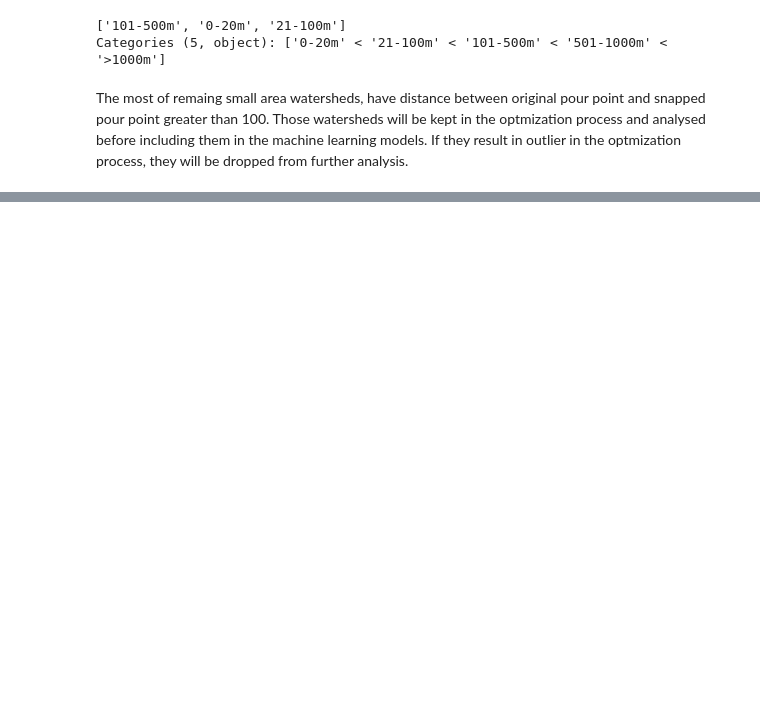
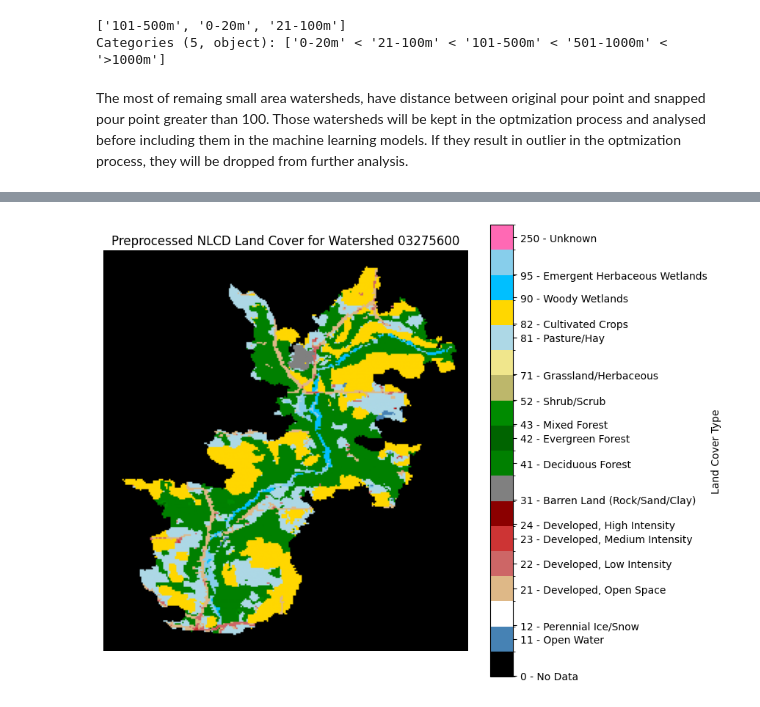
Before and after one commit to vpalvesalan/ML-ModClark-IUH-Model, a Jupyter notebook: notebooks/preprocessing/9_geomorphological_characteristics.ipynb, the cells around one changed output, grey strips where cells are left out. Cells and saved outputs as stored; diff of their text form; code cells hidden in the pictures; blank space fills up the shorter version.

Commit message:
Preprocess  MLRC Data

```diff
--- a/notebooks/preprocessing/9_geomorphological_characteristics.ipynb
+++ b/notebooks/preprocessing/9_geomorphological_characteristics.ipynb
@@ -472,0 +434,8 @@ create_watershed_map(largest_gdf, wsb_style)
+# %%
+# Find out dem resolution used to delineate the watershed
+import rasterio
+fdir_path = project_root_path / f'data/silver/geo/raster/watersheds/flowdir_{cleaned_ws['stnid'].iloc[0]}.tif'
+with rasterio.open(fdir_path) as src:
+    res  = src.res
+    raster_crs = src.crs
+print(f'DEM resolution: {res}. Dem CRS: {raster_crs}.')
@@ -472,0 +457,9 @@ create_watershed_map(largest_gdf, wsb_style)
+# %%
+mrlc_path = project_root_path / 'data/bronze/geo/raster/Annual_NLCD_LndCov_2015-2023_CU_C1V0/Annual_NLCD_LndCov_2023_CU_C1V0.tif'
+mrlc_out_path = project_root_path / 'data/silver/geo/raster/mrlc_cleaned/' / mrlc_path.name.replace('.tif', f'_{cleaned_ws["stnid"].iloc[0]}.tif')
+mrlc_out_path.parent.mkdir(parents=True, exist_ok=True)
+_ , _ =gmc.preprocess_mrlc(mrlc_path, cleaned_ws, res_meters, output_path=mrlc_out_path)
+# %%
+with rasterio.open(mrlc_out_path) as src:
+    data = src.read(1)
+np.unique(data)
@@ -472,0 +492,83 @@ create_watershed_map(largest_gdf, wsb_style)
+# %%
+NLCD_CLASSES = {
+    250: 'Unknown',
+    0: 'No Data',
+    11: 'Open Water',
+    12: 'Perennial Ice/Snow',
+    21: 'Developed, Open Space',
+    22: 'Developed, Low Intensity',
+    23: 'Developed, Medium Intensity',
+    24: 'Developed, High Intensity',
+    31: 'Barren Land (Rock/Sand/Clay)',
+    41: 'Deciduous Forest',
+    42: 'Evergreen Forest',
+    43: 'Mixed Forest',
+    52: 'Shrub/Scrub',
+    71: 'Grassland/Herbaceous',
+    81: 'Pasture/Hay',
+    82: 'Cultivated Crops',
+    90: 'Woody Wetlands',
+    95: 'Emergent Herbaceous Wetlands'
+}
+
+# Define colors for NLCD classes (RGB values normalized to [0, 1])
+nlcd_colors = {
+    0: (0/255, 0/255, 0/255),          # No Data - black
+    11: (70/255, 130/255, 180/255),    # Open Water - blue
+    12: (255/255, 255/255, 255/255),   # Perennial Ice/Snow - white
+    21: (222/255, 184/255, 135/255),   # Developed, Open Space - light brown
+    22: (205/255, 102/255, 102/255),   # Developed, Low Intensity - light red
+    23: (205/255, 52/255, 52/255),     # Developed, Medium Intensity - medium red
+    24: (139/255, 0/255, 0/255),       # Developed, High Intensity - dark red
+    31: (128/255, 128/255, 128/255),   # Barren Land - gray
+    41: (0/255, 128/255, 0/255),       # Deciduous Forest - green
+    42: (0/255, 100/255, 0/255),       # Evergreen Forest - dark green
+    43: (0/255, 139/255, 0/255),       # Mixed Forest - medium green
+    52: (189/255, 183/255, 107/255),   # Shrub/Scrub - olive
+    71: (240/255, 230/255, 140/255),   # Grassland/Herbaceous - light yellow-green
+    81: (173/255, 216/255, 230/255),   # Pasture/Hay - light blue-green
+    82: (255/255, 215/255, 0/255),     # Cultivated Crops - yellow
+    90: (0/255, 191/255, 255/255),     # Woody Wetlands - cyan
+    95: (135/255, 206/255, 235/255),   # Emergent Herbaceous Wetlands - light cyan
+    250: (255/255, 105/255, 180/255)   # Unknown - pink
+}
+
+def plot_landcover(landcover_array, title="Preprocessed NLCD Land Cover"):
+    """
+    Plot the preprocessed NLCD land cover raster.
+
+    Parameters:
+    -----------
+    landcover_array : np.ndarray
+        Preprocessed NLCD raster array in memory.
+    title : str
+        Title of the plot.
+    """
+    # Get sorted list of NLCD class codes
+    sorted_classes = sorted(NLCD_CLASSES.keys())
+
+    # Create list of colors in the same order
+    colors_list = [nlcd_colors[cls] for cls in sorted_classes]
+
+    # Create custom colormap
+    cmap = mcolors.ListedColormap(colors_list)
+
+    # Define boundaries for discrete classes
+    boundaries = [cls - 0.5 for cls in sorted_classes] + [sorted_classes[-1] + 0.5]
+    norm = mcolors.BoundaryNorm(boundaries, cmap.N)
+
+    # Set up the plot
+    plt.figure(figsize=(8, 8))
+    im = plt.imshow(landcover_array, cmap=cmap, norm=norm)
+    plt.title(title)
+
+    # Customize the colorbar
+    cbar = plt.colorbar(im, ticks=sorted_classes)
+    cbar.ax.set_yticklabels([f"{cls} - {NLCD_CLASSES[cls]}" for cls in sorted_classes])
+    cbar.set_label('Land Cover Type')
+
+    plt.axis('off')
+    plt.show()
+plot_landcover(data, title=f"Preprocessed NLCD Land Cover for Watershed {cleaned_ws['stnid'].iloc[0]}")
+# %% [output]
+[figure, added]
```
Also changed, not shown: parts of 37 cells of this notebook.
